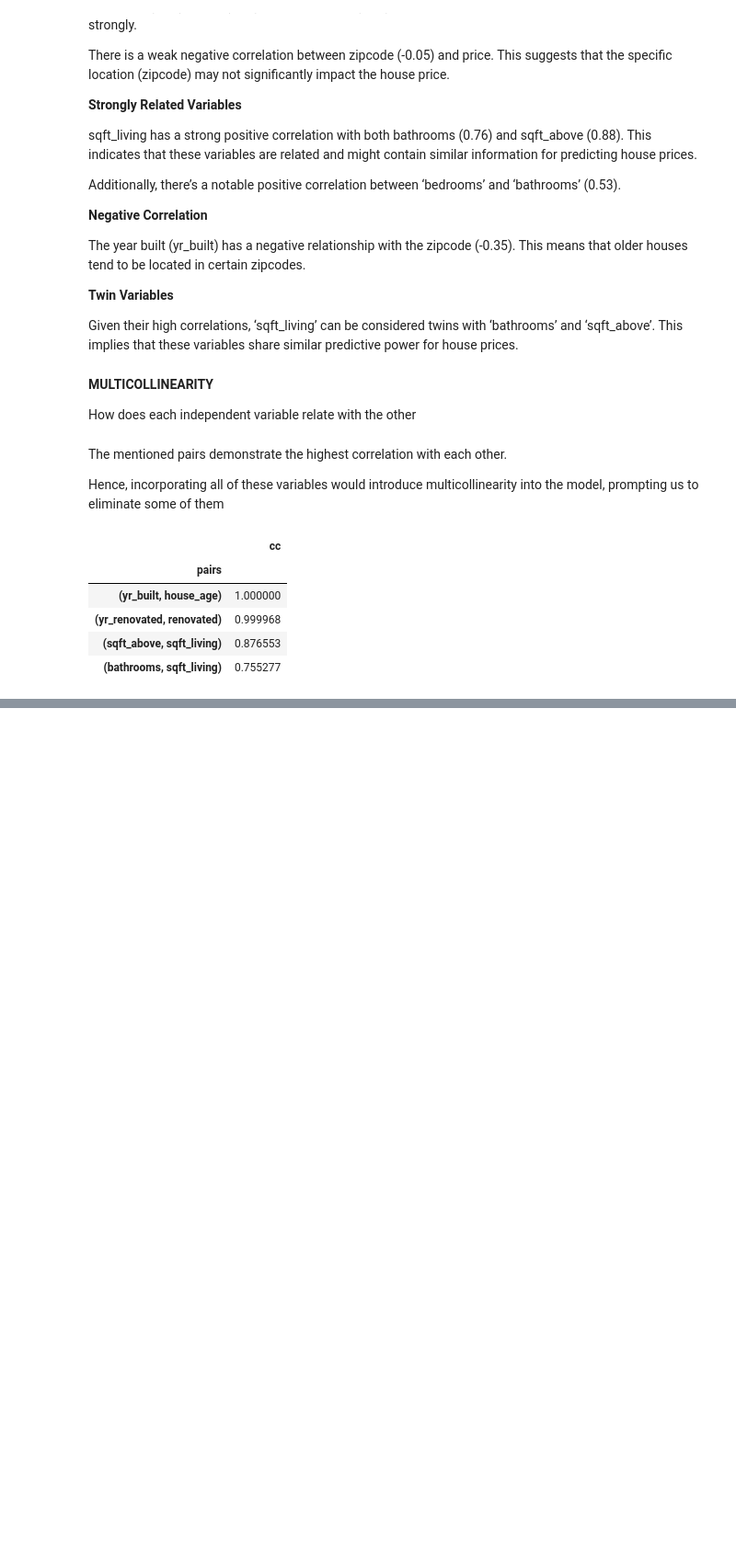
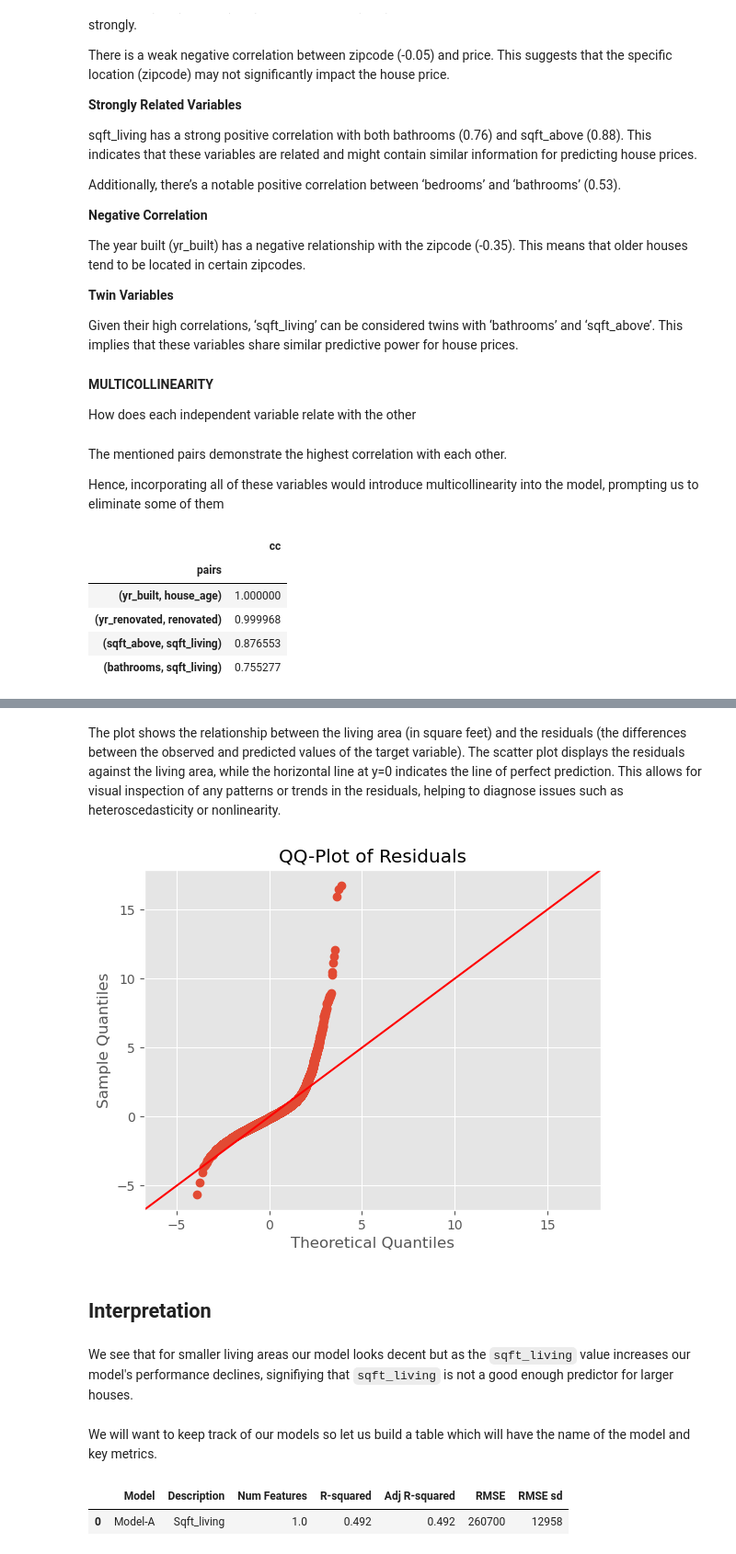
Before and after one commit to Judykoech/Phase2--Group1-Project, a Jupyter notebook: student.ipynb, the cells around one changed output, grey strips where cells are left out. Shown at 92% size. Saved outputs shown, nothing was run; the diff lists cells and outputs as text; code cells hidden in the pictures; blank space fills up the shorter version.

```diff
--- a/student.ipynb
+++ b/student.ipynb
@@ -1266,0 +1560,30 @@ high_correlation_pairs(king_county_df)
+# %% [markdown]
+The plot shows the relationship between the living area (in square feet) and the residuals (the differences between the observed and predicted values of the target variable). The scatter plot displays the residuals against the living area, while the horizontal line at y=0 indicates the line of perfect prediction. This allows for visual inspection of any patterns or trends in the residuals, helping to diagnose issues such as heteroscedasticity or nonlinearity.
+# %%
+import scipy.stats as stats
+
+qqplot = sm.graphics.qqplot(residuals, dist=stats.norm, line='45', fit=True)
+qqplot.axes[0].set_title('QQ-Plot of Residuals')
+plt.show()
+# %% [output]
+[figure, added]
+# %% [markdown]
+## Interpretation
+# %% [markdown]
+We see that for smaller living areas our model looks decent but as the `sqft_living` value increases our model's performance declines, signifiying that `sqft_living` is not a good enough predictor for larger houses.
+# %% [markdown]
+We will want to keep track of our models so let us build a table which will have the name of the model and key metrics.
+# %%
+# Define table as a dataframe with specific columns. Each column's values will be a list that we will add to.
+evaluationtable = pd.DataFrame({'Model': [], 'Description':[], ' Num Features' : [], 'R-squared':[],
+                                'Adj R-squared':[], 'RMSE': [],'RMSE sd':[]})
+
+# Add data for simple linear regression
+evaluationtable.loc[0] = ['Model-A', 'Sqft_living', model.df_model, round(model.rsquared,3)
+                          ,round(model.rsquared_adj,3), int(rmse_scores.mean()), int(rmse_scores.std()) ]
+
+# View our evaluation table
+evaluationtable
+# %% [output]
+|  | Model | Description | Num Features | R-squared | Adj R-squared | RMSE | RMSE sd |
+| 0 | Model-A | Sqft_living | 1.0 | 0.492 | 0.492 | 260700 | 12958 |
```
Also changed, not shown: parts of 47 cells of this notebook.
